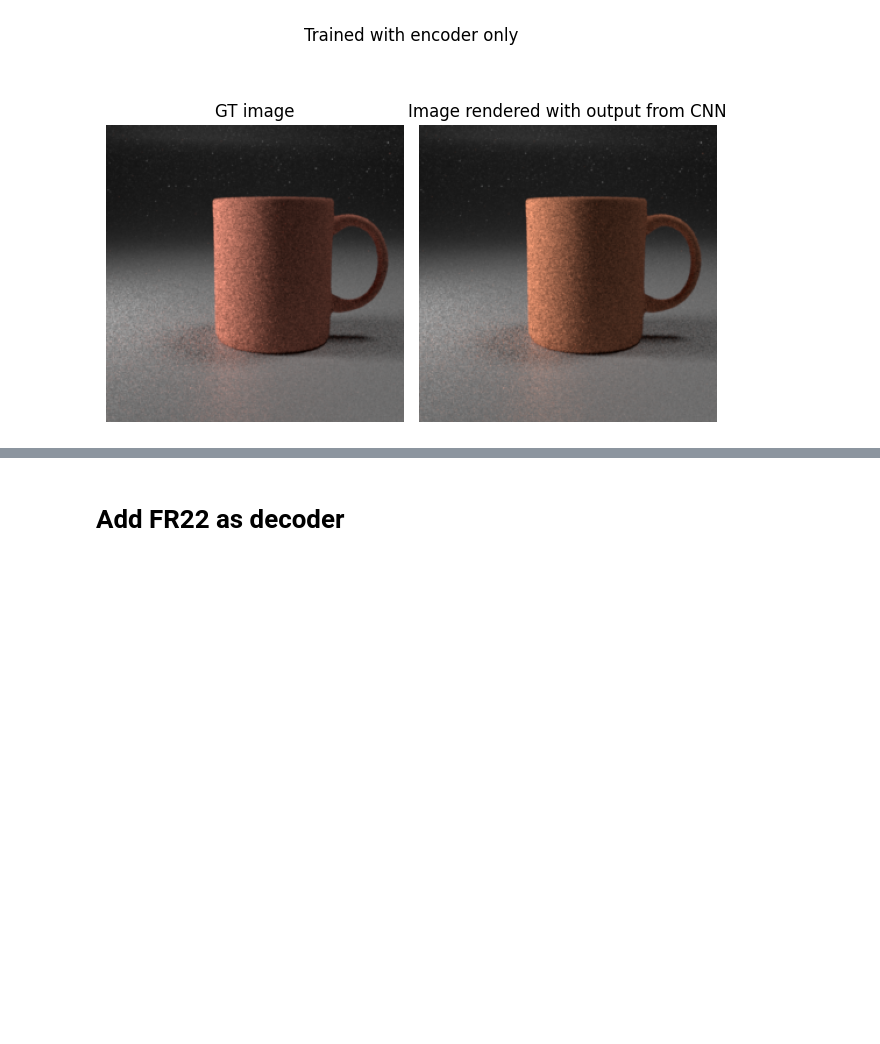
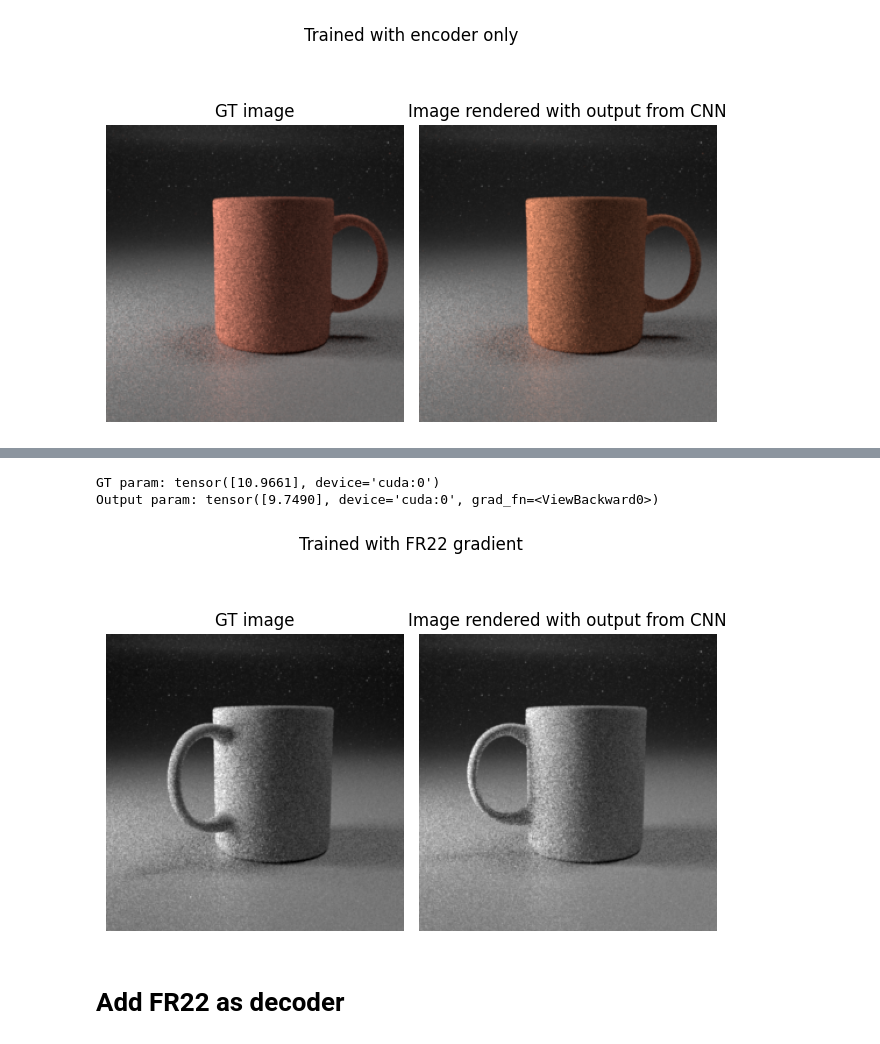
Before and after one commit to wangzican/prdpt2024, a Jupyter notebook: code/training_cnn.ipynb, the cells around one changed output, grey strips where cells are left out. Saved outputs shown, nothing was run; the diff lists cells and outputs as text; code cells hidden in the pictures; blank space fills up the shorter version.

```diff
--- a/code/training_cnn.ipynb
+++ b/code/training_cnn.ipynb
@@ -205,0 +218,6 @@ Output color: tensor([[0.7832, 0.3062, 0.1735]], device='cuda:0', grad_fn=<Addmm
+# %%
+update_fn = apply_rotation_mts
+ctx_args = {'scene': scene, 'params': params, 'spp': hparams['render_spp'],                     # rendering
+            'init_vpos': initial_vertex_positions, 'mat_id': mat_id, 'update_fn': update_fn,    # rendering
+            'sampler': 'importance', 'antithetic': True, 'nsamples': hparams['nsamples'],       # ours
+            'sigma': hparams['sigma'], 'device': device}
@@ -206,3 +323,27 @@ Output color: tensor([[0.7832, 0.3062, 0.1735]], device='cuda:0', grad_fn=<Addmm
+# %%
+test_param, test_image = gen_data()
+output_param = model(test_image)*18
+gt_image = image_for_plotting(test_image)
+output_param = output_param.item() if isinstance(test_param, (int, float)) else output_param.reshape(test_param.shape)
+output_image = image_for_plotting(get_mts_rendering(output_param, update_fn, ctx_args))
+print(f'GT param: {test_param}')
+print(f'Output param: {output_param}')
+
+plt.subplot(1, 2, 1)
+plt.imshow(gt_image)
+plt.title('GT image')
+plt.axis('off')
+plt.subplot(1, 2, 2)
+plt.imshow(output_image)
+plt.title('Image rendered with output from CNN')
+plt.axis('off')
+plt.suptitle('Trained with FR22 gradient')
+plt.tight_layout()
+plt.show()
+# %% [output]
+GT param: tensor([10.9661], device='cuda:0')
+Output param: tensor([9.7490], device='cuda:0', grad_fn=<ViewBackward0>)
+[figure, added]
 # %% [markdown]
 # Add FR22 as decoder
 # %% [markdown]
```
Also changed, not shown: parts of 10 cells of this notebook, 7 other files.
